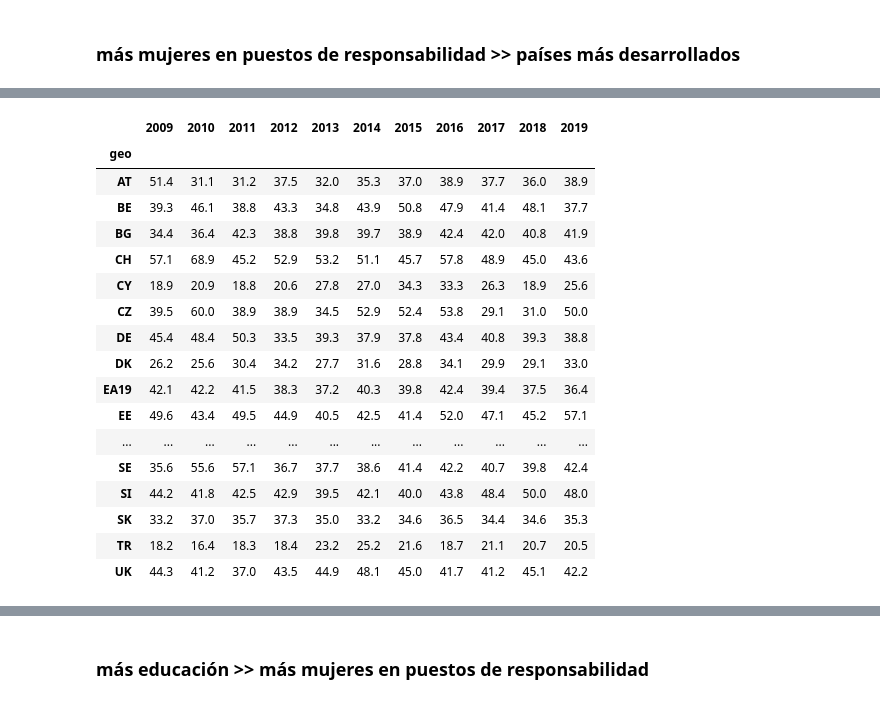
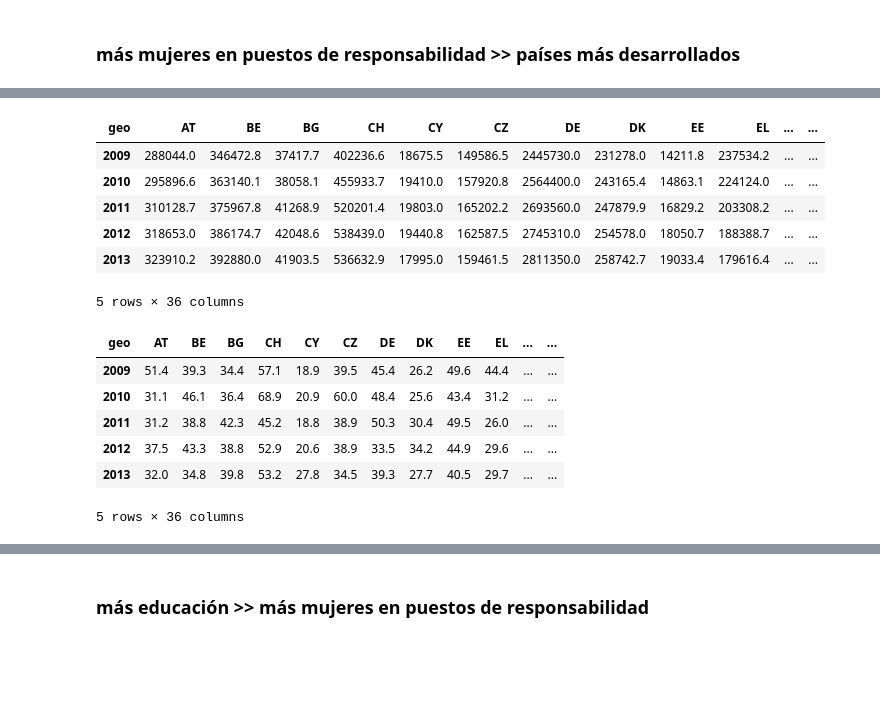
Before and after one commit to silvialcastilla/womenintech, a Jupyter notebook: notebooks/tablas_agregadas.ipynb, the cells around one changed output, grey strips where cells are left out. Drawn from its saved outputs; the diff is of its cells as text; code cells hidden in the pictures; blank space fills up the shorter version.

```diff
--- a/notebooks/tablas_agregadas.ipynb
+++ b/notebooks/tablas_agregadas.ipynb
@@ -156,23 +145,4 @@ manager = pd.read_csv("../data/manager.csv")
 # %%
 manager = manager[['geo', '2009 ','2010 ','2011 ','2012 ', '2013 ','2014 ','2015 ','2016 ','2017 ','2018 ', '2019 ']]
 # %%
-manager.groupby("geo").max()
+manager_group = manager.groupby("geo").max()
-# %% [output]
-|  | 2009 | 2010 | 2011 | 2012 | 2013 | 2014 | 2015 | 2016 | 2017 | 2018 | 2019 |
-| geo |  |  |  |  |  |  |  |  |  |  |  |
-| AT | 51.4 | 31.1 | 31.2 | 37.5 | 32.0 | 35.3 | 37.0 | 38.9 | 37.7 | 36.0 | 38.9 |
-| BE | 39.3 | 46.1 | 38.8 | 43.3 | 34.8 | 43.9 | 50.8 | 47.9 | 41.4 | 48.1 | 37.7 |
-| BG | 34.4 | 36.4 | 42.3 | 38.8 | 39.8 | 39.7 | 38.9 | 42.4 | 42.0 | 40.8 | 41.9 |
-| CH | 57.1 | 68.9 | 45.2 | 52.9 | 53.2 | 51.1 | 45.7 | 57.8 | 48.9 | 45.0 | 43.6 |
-| CY | 18.9 | 20.9 | 18.8 | 20.6 | 27.8 | 27.0 | 34.3 | 33.3 | 26.3 | 18.9 | 25.6 |
-| CZ | 39.5 | 60.0 | 38.9 | 38.9 | 34.5 | 52.9 | 52.4 | 53.8 | 29.1 | 31.0 | 50.0 |
-| DE | 45.4 | 48.4 | 50.3 | 33.5 | 39.3 | 37.9 | 37.8 | 43.4 | 40.8 | 39.3 | 38.8 |
-| DK | 26.2 | 25.6 | 30.4 | 34.2 | 27.7 | 31.6 | 28.8 | 34.1 | 29.9 | 29.1 | 33.0 |
-| EA19 | 42.1 | 42.2 | 41.5 | 38.3 | 37.2 | 40.3 | 39.8 | 42.4 | 39.4 | 37.5 | 36.4 |
-| EE | 49.6 | 43.4 | 49.5 | 44.9 | 40.5 | 42.5 | 41.4 | 52.0 | 47.1 | 45.2 | 57.1 |
-| ... | ... | ... | ... | ... | ... | ... | ... | ... | ... | ... | ... |
-| SE | 35.6 | 55.6 | 57.1 | 36.7 | 37.7 | 38.6 | 41.4 | 42.2 | 40.7 | 39.8 | 42.4 |
-| SI | 44.2 | 41.8 | 42.5 | 42.9 | 39.5 | 42.1 | 40.0 | 43.8 | 48.4 | 50.0 | 48.0 |
-| SK | 33.2 | 37.0 | 35.7 | 37.3 | 35.0 | 33.2 | 34.6 | 36.5 | 34.4 | 34.6 | 35.3 |
-| TR | 18.2 | 16.4 | 18.3 | 18.4 | 23.2 | 25.2 | 21.6 | 18.7 | 21.1 | 20.7 | 20.5 |
-| UK | 44.3 | 41.2 | 37.0 | 43.5 | 44.9 | 48.1 | 45.0 | 41.7 | 41.2 | 45.1 | 42.2 |
@@ -178,0 +151,6 @@ manager.groupby("geo").max()
+# %%
+manager_group_t = manager_group.T
+# %%
+gdp_group_T = gdp_group.T
+# %%
+lista_columnas = list(manager_group_t.columns.values) #quito EU28 y EA19
@@ -178,0 +159,2 @@ manager.groupby("geo").max()
+# %%
+gdp_to_paint = gdp_group_T[lista_columnas] #nos quedamos solo con valores de pib de los países que tenemos datos de manager
@@ -178,0 +163,10 @@ manager.groupby("geo").max()
+# %%
+gdp_to_paint.head()
+# %% [output]
+| geo | AT | BE | BG | CH | CY | CZ | DE | DK | EE | EL | ... | ... |
+| 2009 | 288044.0 | 346472.8 | 37417.7 | 402236.6 | 18675.5 | 149586.5 | 2445730.0 | 231278.0 | 14211.8 | 237534.2 | ... | ... |
+| 2010 | 295896.6 | 363140.1 | 38058.1 | 455933.7 | 19410.0 | 157920.8 | 2564400.0 | 243165.4 | 14863.1 | 224124.0 | ... | ... |
+| 2011 | 310128.7 | 375967.8 | 41268.9 | 520201.4 | 19803.0 | 165202.2 | 2693560.0 | 247879.9 | 16829.2 | 203308.2 | ... | ... |
+| 2012 | 318653.0 | 386174.7 | 42048.6 | 538439.0 | 19440.8 | 162587.5 | 2745310.0 | 254578.0 | 18050.7 | 188388.7 | ... | ... |
+| 2013 | 323910.2 | 392880.0 | 41903.5 | 536632.9 | 17995.0 | 159461.5 | 2811350.0 | 258742.7 | 19033.4 | 179616.4 | ... | ... |
+5 rows × 36 columns
@@ -178,0 +175,10 @@ manager.groupby("geo").max()
+# %%
+manager_group_t.head()
+# %% [output]
+| geo | AT | BE | BG | CH | CY | CZ | DE | DK | EE | EL | ... | ... |
+| 2009 | 51.4 | 39.3 | 34.4 | 57.1 | 18.9 | 39.5 | 45.4 | 26.2 | 49.6 | 44.4 | ... | ... |
+| 2010 | 31.1 | 46.1 | 36.4 | 68.9 | 20.9 | 60.0 | 48.4 | 25.6 | 43.4 | 31.2 | ... | ... |
+| 2011 | 31.2 | 38.8 | 42.3 | 45.2 | 18.8 | 38.9 | 50.3 | 30.4 | 49.5 | 26.0 | ... | ... |
+| 2012 | 37.5 | 43.3 | 38.8 | 52.9 | 20.6 | 38.9 | 33.5 | 34.2 | 44.9 | 29.6 | ... | ... |
+| 2013 | 32.0 | 34.8 | 39.8 | 53.2 | 27.8 | 34.5 | 39.3 | 27.7 | 40.5 | 29.7 | ... | ... |
+5 rows × 36 columns
```
Also changed, not shown: parts of 18 cells of this notebook.
